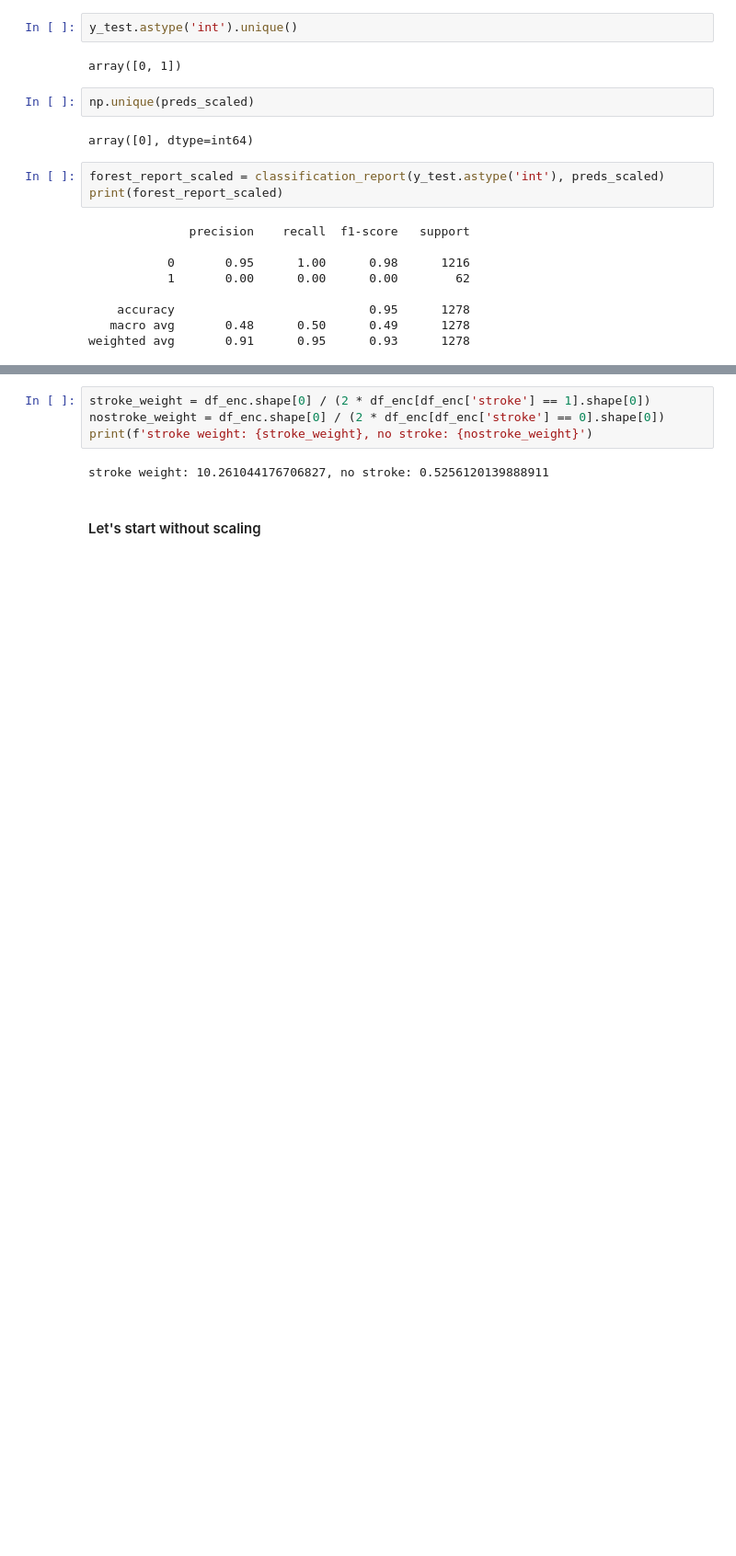
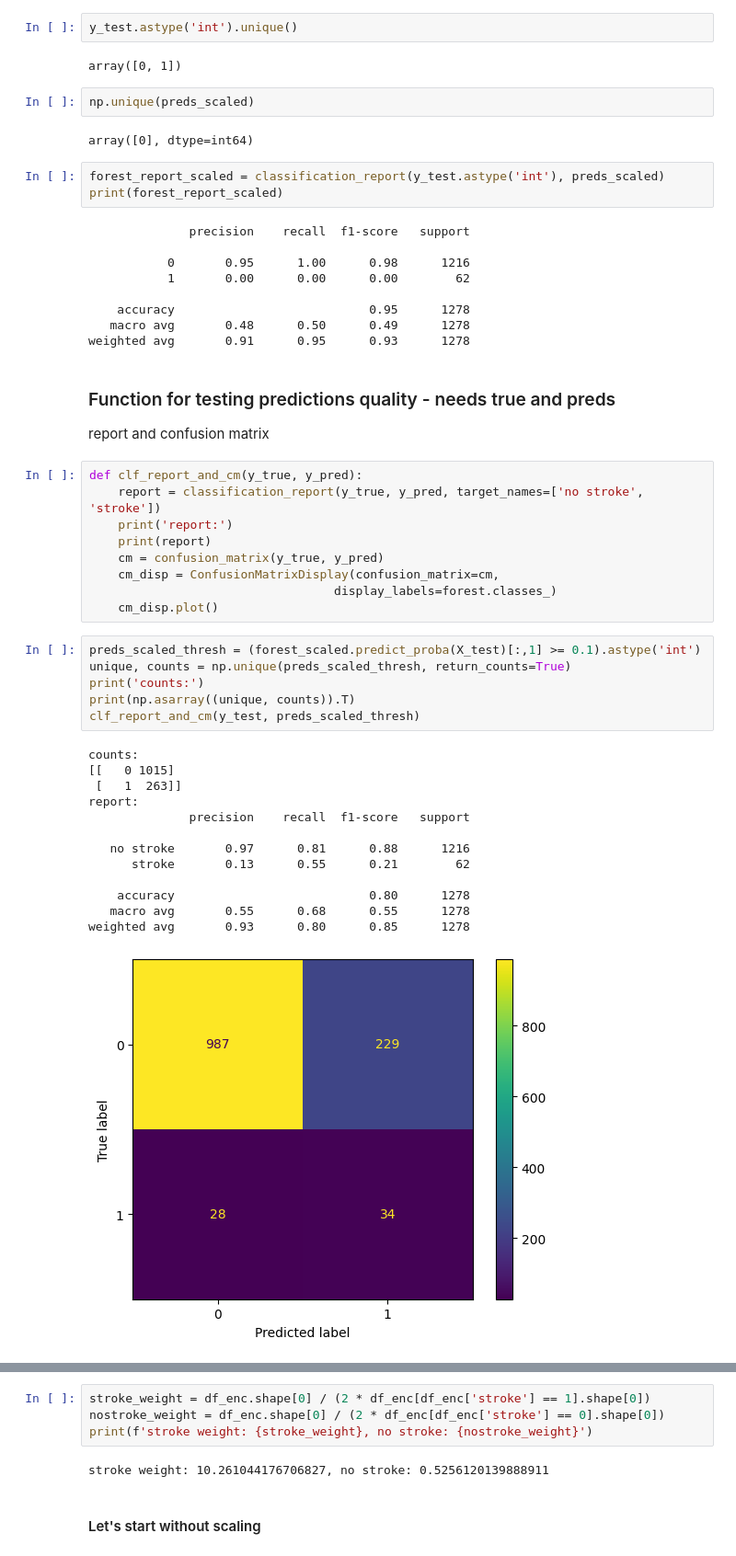
Before and after one commit to Kakackle/ml_zoo, a Jupyter notebook: dirty_notebooks/stroke_prediction.ipynb, the cells around one changed output, grey strips where cells are left out. Shown at 92% size. Cells and saved outputs as stored; diff of their text form; blank space fills up the shorter version.

```diff
--- a/dirty_notebooks/stroke_prediction.ipynb
+++ b/dirty_notebooks/stroke_prediction.ipynb
@@ -742,4 +852,36 @@ print(forest_report_scaled)
     accuracy                           0.95      1278
    macro avg       0.48      0.50      0.49      1278
 weighted avg       0.91      0.95      0.93      1278
+# %% [markdown]
+### Function for testing predictions quality - needs true and preds
+report and confusion matrix
+# %%
+def clf_report_and_cm(y_true, y_pred):
+    report = classification_report(y_true, y_pred, target_names=['no stroke', 'stroke'])
+    print('report:')
+    print(report)
+    cm = confusion_matrix(y_true, y_pred)
+    cm_disp = ConfusionMatrixDisplay(confusion_matrix=cm,
+                                  display_labels=forest.classes_)
+    cm_disp.plot()
+# %%
+preds_scaled_thresh = (forest_scaled.predict_proba(X_test)[:,1] >= 0.1).astype('int')
+unique, counts = np.unique(preds_scaled_thresh, return_counts=True)
+print('counts:')
+print(np.asarray((unique, counts)).T)
+clf_report_and_cm(y_test, preds_scaled_thresh)
+# %% [output]
+counts:
+[[   0 1015]
+ [   1  263]]
+report:
+              precision    recall  f1-score   support
+
+   no stroke       0.97      0.81      0.88      1216
+      stroke       0.13      0.55      0.21        62
+
+    accuracy                           0.80      1278
+   macro avg       0.55      0.68      0.55      1278
+weighted avg       0.93      0.80      0.85      1278
+[figure, added]
 # %% [markdown]
```
Also changed, not shown: parts of 93 cells of this notebook, 3 other files.
